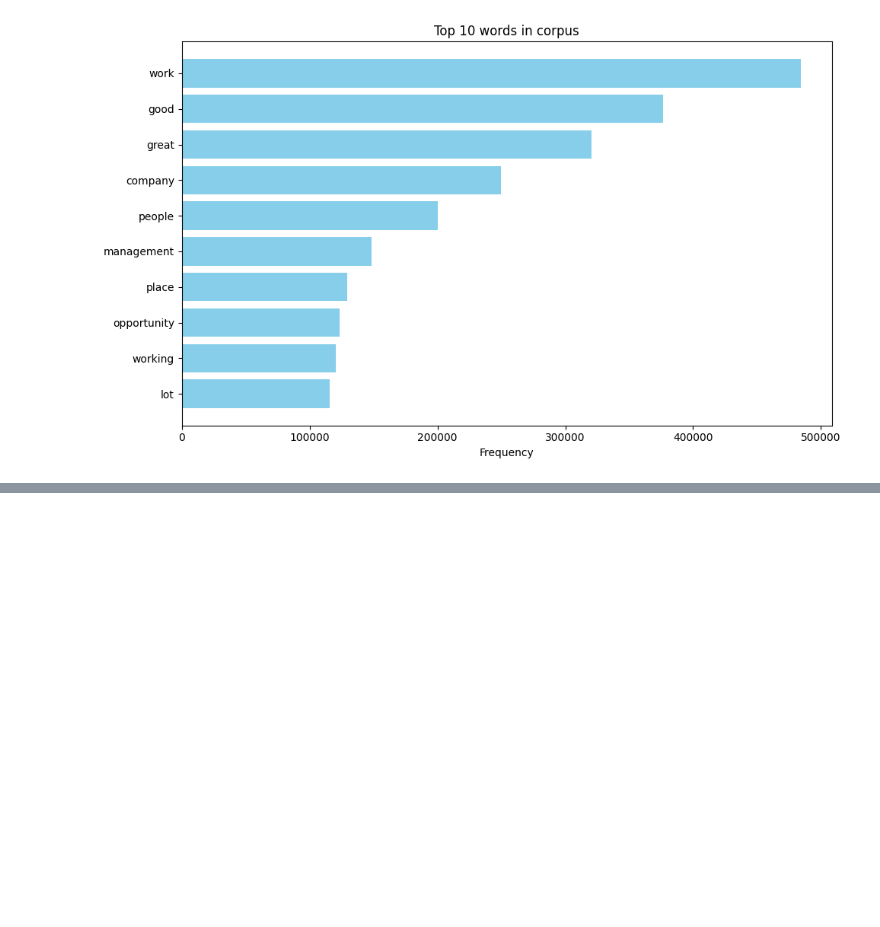
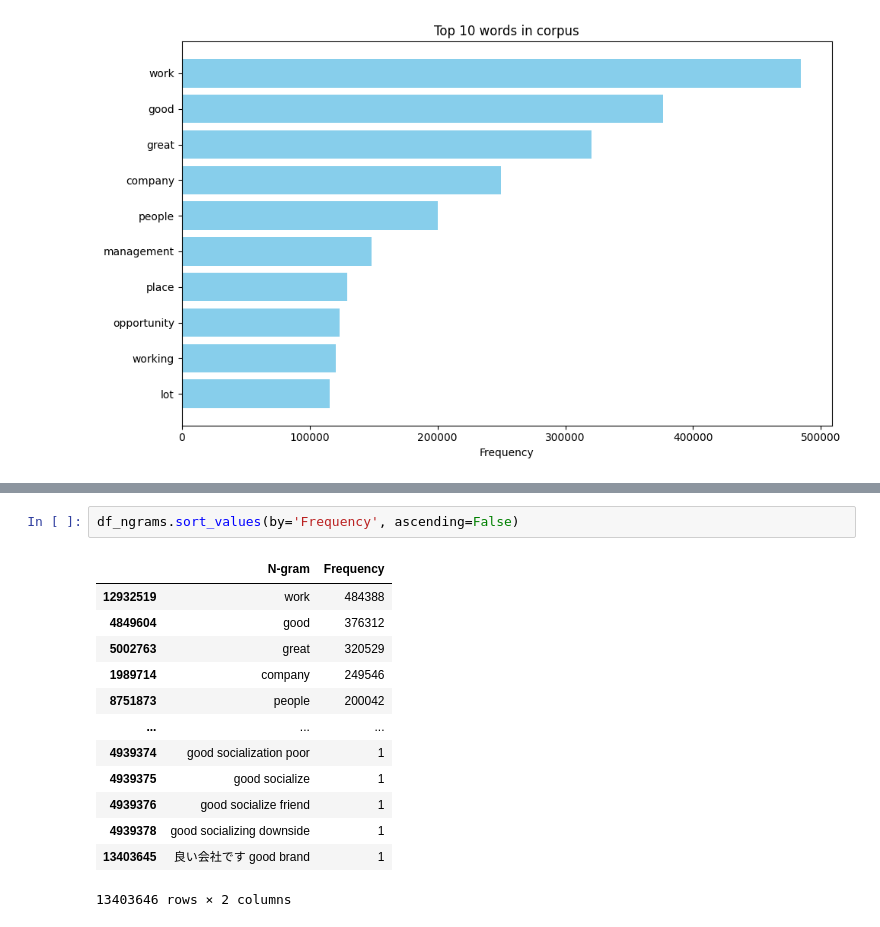
Before and after one commit to ASantosMorales/progra2_mcd_challenges, a Jupyter notebook: comments_on_glassdoor_challenge/notebooks/test.ipynb, the cells around one changed output, grey strips where cells are left out. Drawn from its saved outputs; the diff is of its cells as text; blank space fills up the shorter version.

```diff
--- a/comments_on_glassdoor_challenge/notebooks/test.ipynb
+++ b/comments_on_glassdoor_challenge/notebooks/test.ipynb
@@ -524,0 +587,16 @@ plt.show()
+# %%
+df_ngrams.sort_values(by='Frequency', ascending=False)
+# %% [output]
+|  | N-gram | Frequency |
+| 12932519 | work | 484388 |
+| 4849604 | good | 376312 |
+| 5002763 | great | 320529 |
+| 1989714 | company | 249546 |
+| 8751873 | people | 200042 |
+| ... | ... | ... |
+| 4939374 | good socialization poor | 1 |
+| 4939375 | good socialize | 1 |
+| 4939376 | good socialize friend | 1 |
+| 4939378 | good socializing downside | 1 |
+| 13403645 | 良い会社です good brand | 1 |
+13403646 rows × 2 columns
```
Also changed, not shown: parts of 6 cells of this notebook.
